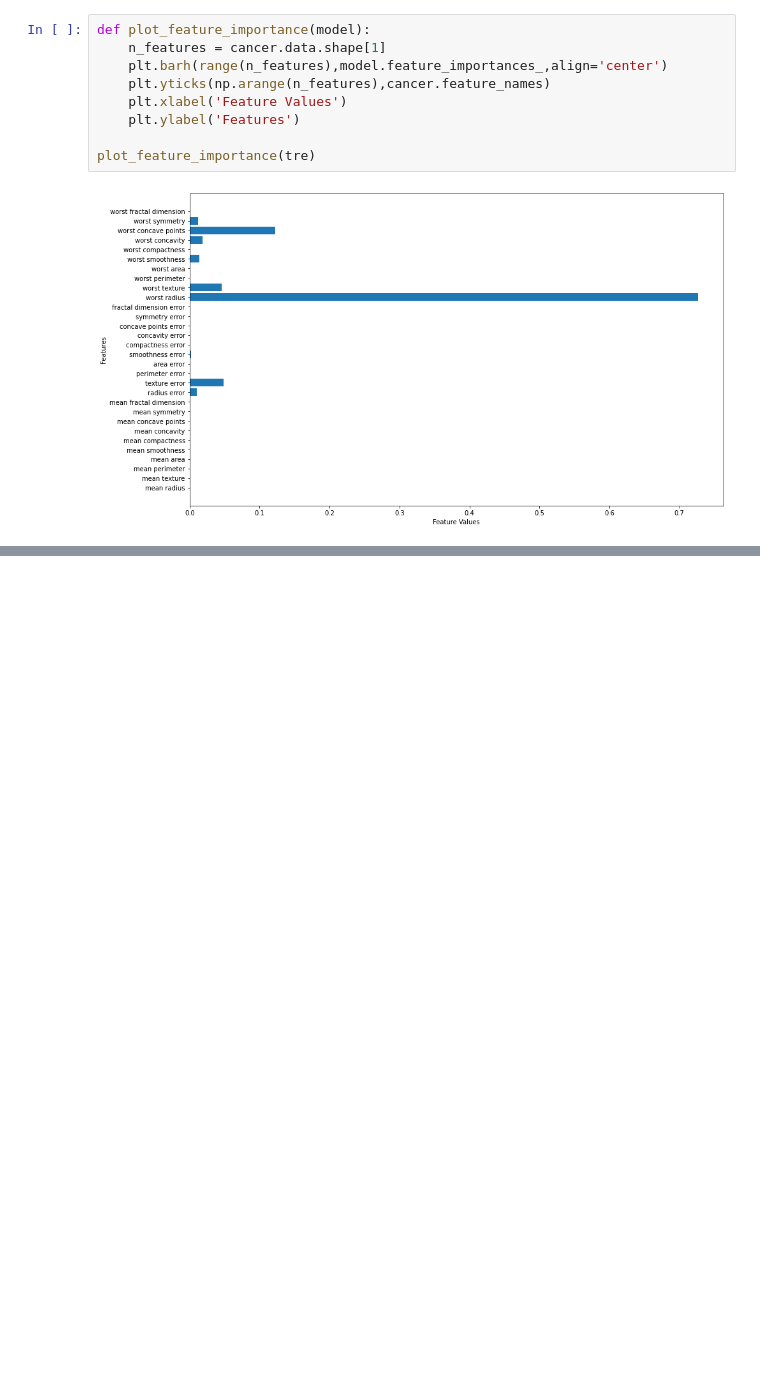
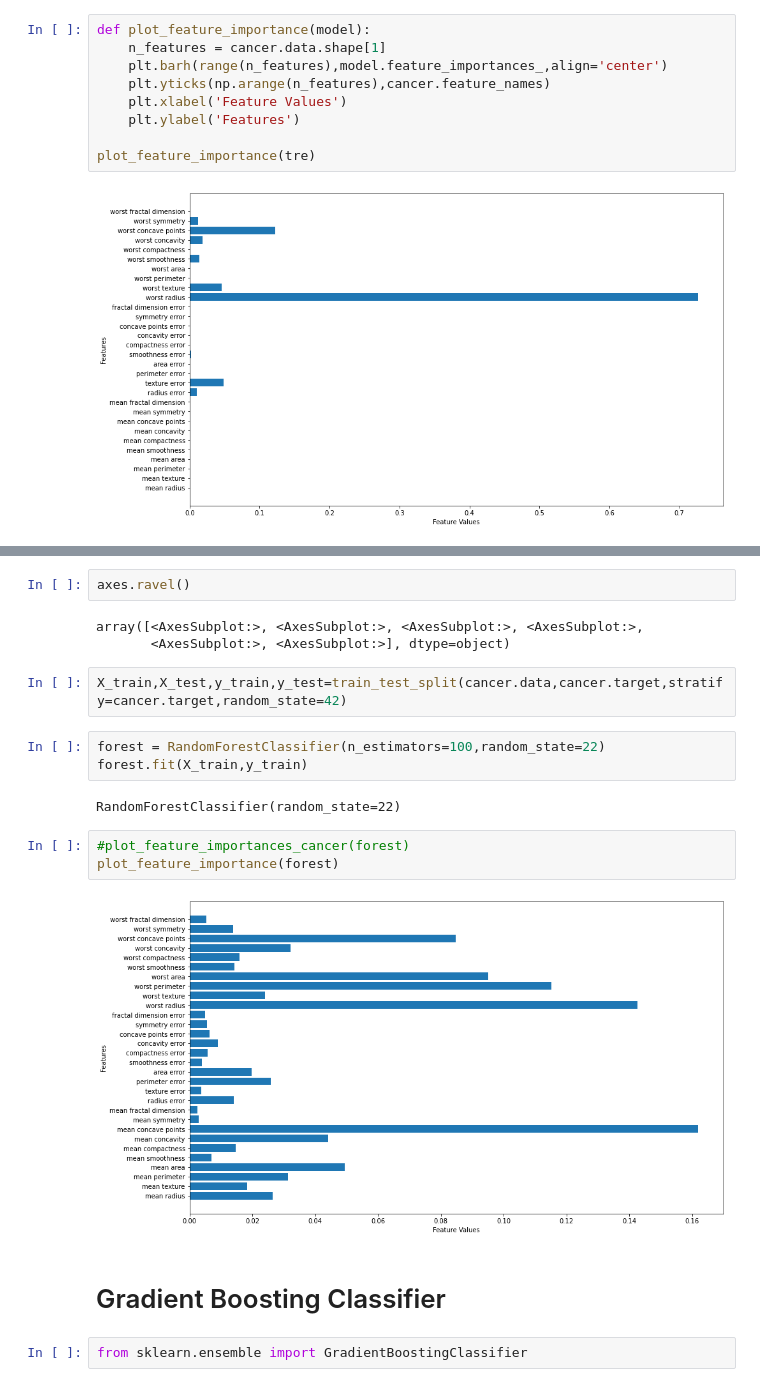
Before and after one commit to aashish-2096/Notebooks, a Jupyter notebook: Supervised learning.ipynb, the cells around one changed output, grey strips where cells are left out. Cells and saved outputs as stored; diff of their text form; blank space fills up the shorter version.

```diff
--- a/Supervised learning.ipynb
+++ b/Supervised learning.ipynb
@@ -533,0 +561,21 @@ plot_feature_importance(tre)
+# %%
+axes.ravel()
+# %% [output]
+array([<AxesSubplot:>, <AxesSubplot:>, <AxesSubplot:>, <AxesSubplot:>,
+       <AxesSubplot:>, <AxesSubplot:>], dtype=object)
+# %%
+X_train,X_test,y_train,y_test=train_test_split(cancer.data,cancer.target,stratify=cancer.target,random_state=42)
+# %%
+forest = RandomForestClassifier(n_estimators=100,random_state=22)
+forest.fit(X_train,y_train)
+# %% [output]
+RandomForestClassifier(random_state=22)
+# %%
+#plot_feature_importances_cancer(forest)
+plot_feature_importance(forest)
+# %% [output]
+[figure, added]
+# %% [markdown]
+# Gradient Boosting Classifier
+# %%
+from sklearn.ensemble import GradientBoostingClassifier
```
Also changed, not shown: parts of 14 cells of this notebook.
